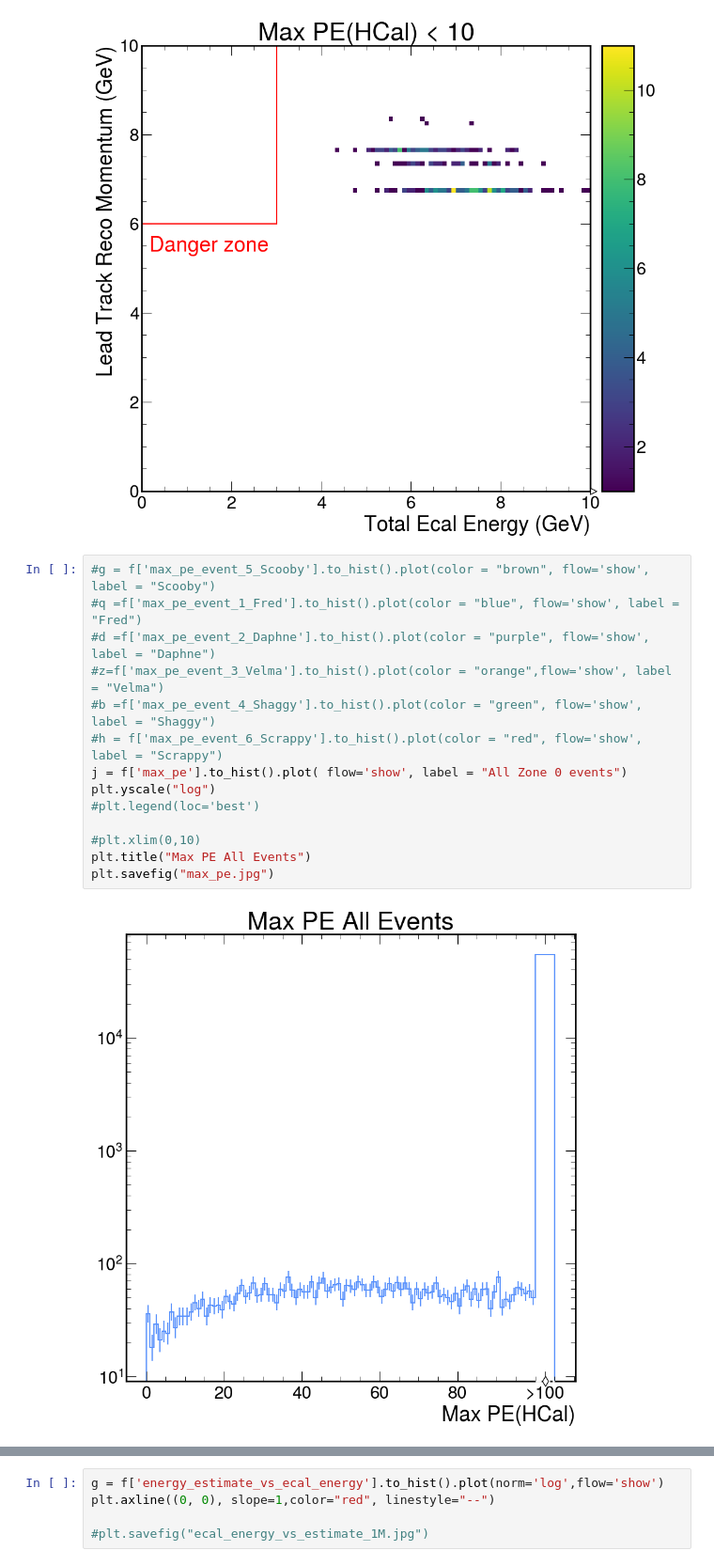
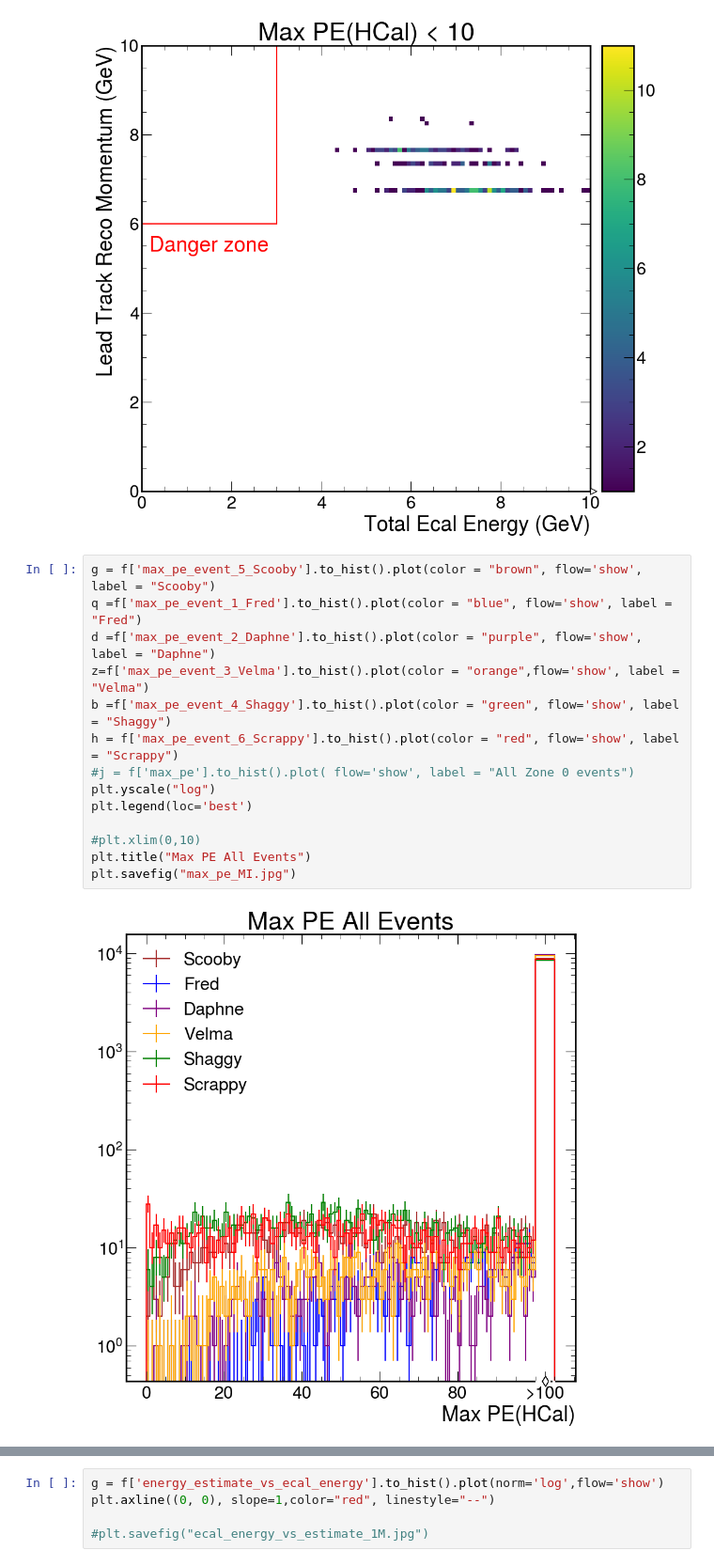
Before and after one commit to rodr1001/my_code, a Jupyter notebook: ldmx/EAT_Tracking/STREAMLINE-plot-eat-tracking-histograms.ipynb, the cells around one changed output, grey strips where cells are left out. Shown at 94% size. Drawn from its saved outputs; the diff is of its cells as text.

```diff
--- a/ldmx/EAT_Tracking/STREAMLINE-plot-eat-tracking-histograms.ipynb
+++ b/ldmx/EAT_Tracking/STREAMLINE-plot-eat-tracking-histograms.ipynb
@@ -74,18 +64,18 @@ plt.savefig("max_pe_cuts.jpg")
 # %% [output]
 [figure]
 # %%
-#g = f['max_pe_event_5_Scooby'].to_hist().plot(color = "brown", flow='show', label = "Scooby")
-#q =f['max_pe_event_1_Fred'].to_hist().plot(color = "blue", flow='show', label = "Fred")
-#d =f['max_pe_event_2_Daphne'].to_hist().plot(color = "purple", flow='show', label = "Daphne")
-#z=f['max_pe_event_3_Velma'].to_hist().plot(color = "orange",flow='show', label = "Velma")
-#b =f['max_pe_event_4_Shaggy'].to_hist().plot(color = "green", flow='show', label = "Shaggy")
-#h = f['max_pe_event_6_Scrappy'].to_hist().plot(color = "red", flow='show', label = "Scrappy")
-j = f['max_pe'].to_hist().plot( flow='show', label = "All Zone 0 events")
+g = f['max_pe_event_5_Scooby'].to_hist().plot(color = "brown", flow='show', label = "Scooby")
+q =f['max_pe_event_1_Fred'].to_hist().plot(color = "blue", flow='show', label = "Fred")
+d =f['max_pe_event_2_Daphne'].to_hist().plot(color = "purple", flow='show', label = "Daphne")
+z=f['max_pe_event_3_Velma'].to_hist().plot(color = "orange",flow='show', label = "Velma")
+b =f['max_pe_event_4_Shaggy'].to_hist().plot(color = "green", flow='show', label = "Shaggy")
+h = f['max_pe_event_6_Scrappy'].to_hist().plot(color = "red", flow='show', label = "Scrappy")
+#j = f['max_pe'].to_hist().plot( flow='show', label = "All Zone 0 events")
 plt.yscale("log")
-#plt.legend(loc='best')
+plt.legend(loc='best')
 
 #plt.xlim(0,10)
 plt.title("Max PE All Events")
-plt.savefig("max_pe.jpg")
+plt.savefig("max_pe_MI.jpg")
 # %% [output]
-[figure, old version]
+[figure, new version]
```
Also changed, not shown: parts of 10 cells of this notebook, 8 other files.
